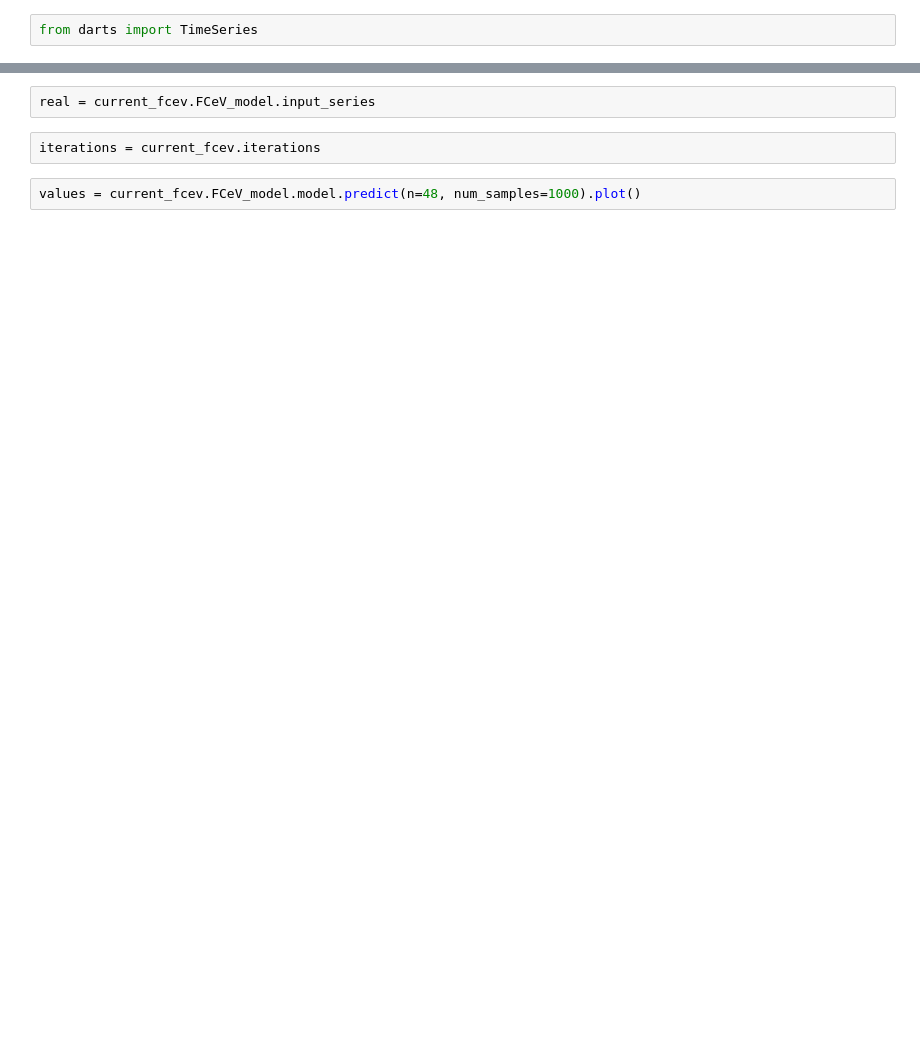
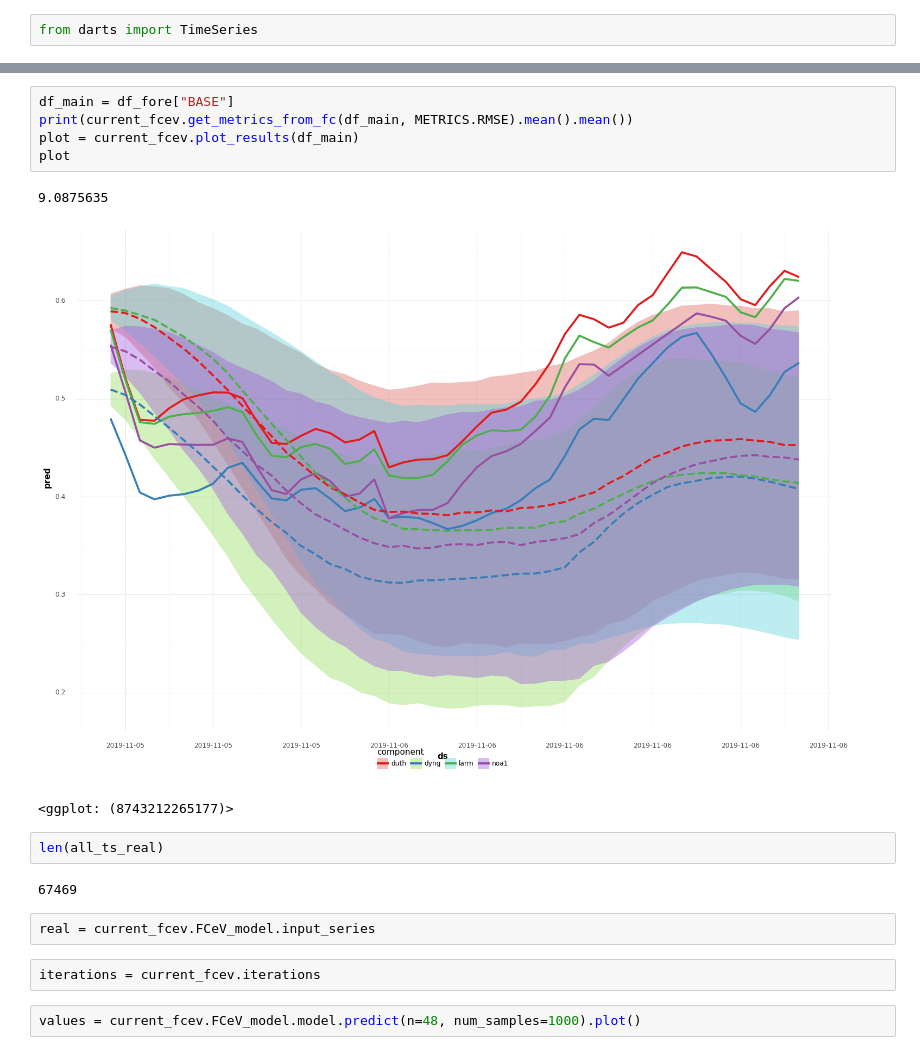
Before and after one commit to carloscanodomingo/NeuralProphetEQ, a Jupyter notebook: notebooks/testing_FCeVDarts.ipynb, the cells around one changed output, grey strips where cells are left out. Saved outputs shown, nothing was run; the diff lists cells and outputs as text; blank space fills up the shorter version.

```diff
--- a/notebooks/testing_FCeVDarts.ipynb
+++ b/notebooks/testing_FCeVDarts.ipynb
@@ -231,3 +278,16 @@ KeyboardInterrupt:
+# %%
+df_main = df_fore["BASE"]
+print(current_fcev.get_metrics_from_fc(df_main, METRICS.RMSE).mean().mean())
+plot = current_fcev.plot_results(df_main)
+plot
+# %% [output]
+9.0875635
+[figure, added]
+<ggplot: (8743212265177)>
+# %%
+len(all_ts_real)
+# %% [output]
+67469
 # %%
 real = current_fcev.FCeV_model.input_series
 # %%
```
Also changed, not shown: parts of 84 cells of this notebook, 11 other files.
